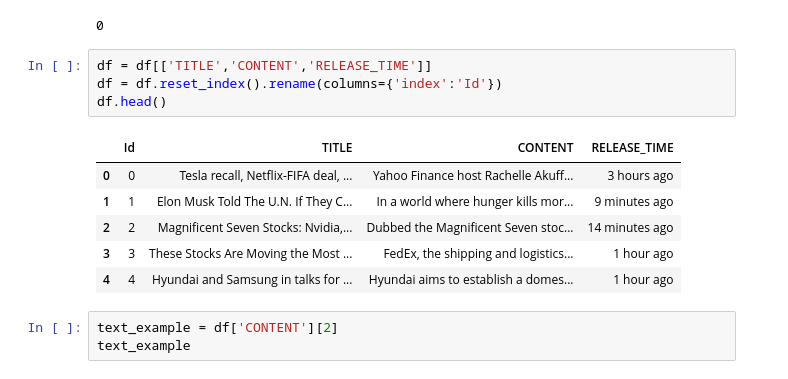
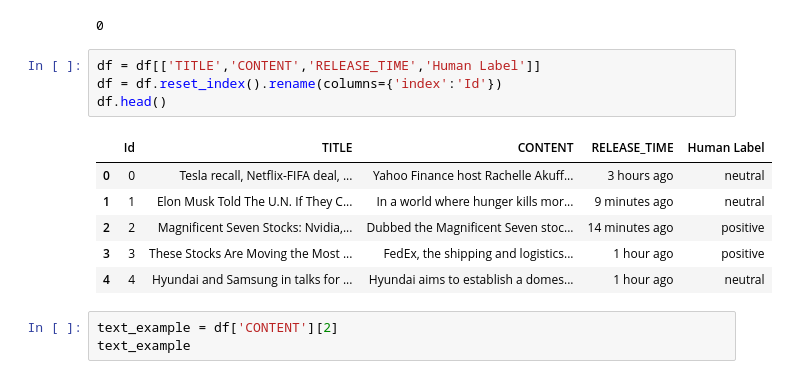
Before and after one commit to IamXiaoYao/Analysis-of-financial-news-sentiment, a Jupyter notebook: NLP/sentiment_analysis.ipynb, the cells around one changed output. Cells and saved outputs as stored; diff of their text form.

```diff
--- a/NLP/sentiment_analysis.ipynb
+++ b/NLP/sentiment_analysis.ipynb
@@ -36,16 +33,16 @@ df.isnull().sum().sum()
 # %% [output]
 0
 # %%
-df = df[['TITLE','CONTENT','RELEASE_TIME']]
+df = df[['TITLE','CONTENT','RELEASE_TIME','Human Label']]
 df = df.reset_index().rename(columns={'index':'Id'})
 df.head()
 # %% [output]
-|  | Id | TITLE | CONTENT | RELEASE_TIME |
-| 0 | 0 | Tesla recall, Netflix-FIFA deal, ... | Yahoo Finance host Rachelle Akuff... | 3 hours ago |
-| 1 | 1 | Elon Musk Told The U.N. If They C... | In a world where hunger kills mor... | 9 minutes ago |
-| 2 | 2 | Magnificent Seven Stocks: Nvidia,... | Dubbed the Magnificent Seven stoc... | 14 minutes ago |
-| 3 | 3 | These Stocks Are Moving the Most ... | FedEx, the shipping and logistics... | 1 hour ago |
-| 4 | 4 | Hyundai and Samsung in talks for ... | Hyundai aims to establish a domes... | 1 hour ago |
+|  | Id | TITLE | CONTENT | RELEASE_TIME | Human Label |
+| 0 | 0 | Tesla recall, Netflix-FIFA deal, ... | Yahoo Finance host Rachelle Akuff... | 3 hours ago | neutral |
+| 1 | 1 | Elon Musk Told The U.N. If They C... | In a world where hunger kills mor... | 9 minutes ago | neutral |
+| 2 | 2 | Magnificent Seven Stocks: Nvidia,... | Dubbed the Magnificent Seven stoc... | 14 minutes ago | positive |
+| 3 | 3 | These Stocks Are Moving the Most ... | FedEx, the shipping and logistics... | 1 hour ago | positive |
+| 4 | 4 | Hyundai and Samsung in talks for ... | Hyundai aims to establish a domes... | 1 hour ago | neutral |
 # %%
 text_example = df['CONTENT'][2]
 text_example
```
Also changed, not shown: parts of 11 cells of this notebook, 4 other files.
